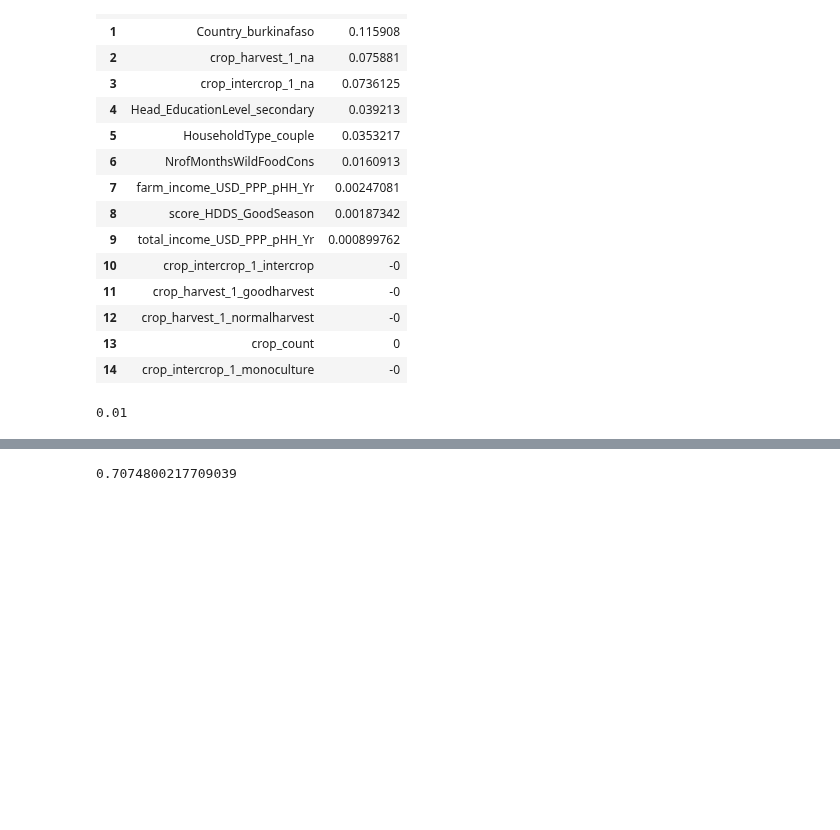
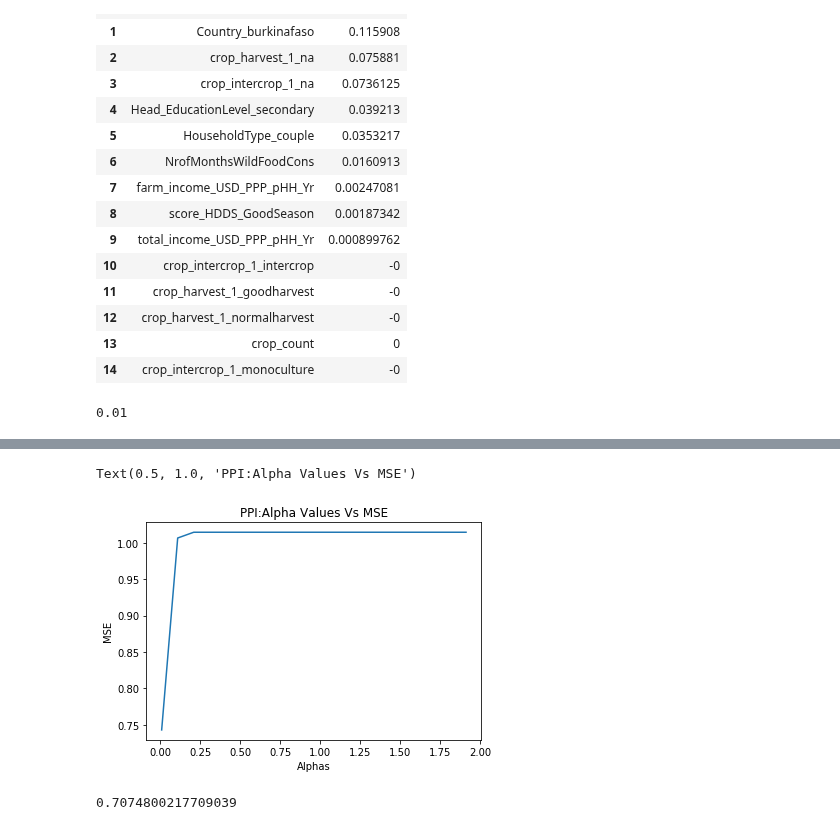
Before and after one commit to laporpe/STA_208, a Jupyter notebook: finalized_code/Lasso_Reg.ipynb, the cells around one changed output, grey strips where cells are left out. Saved outputs shown, nothing was run; the diff lists cells and outputs as text; code cells hidden in the pictures; blank space fills up the shorter version.

```diff
--- a/finalized_code/Lasso_Reg.ipynb
+++ b/finalized_code/Lasso_Reg.ipynb
@@ -136,7 +146,7 @@ feature_imp_mark.iloc[0:15,:]
 | 14 | crop_intercrop_1_monoculture | -0 |
 # %%
 clean = pd.read_csv("../data/clean.csv")
-clean  = clean.drop(["Country", 'Livestock_Orientation'], axis =1)
+clean  = clean.drop(["Country"], axis =1)
 clean.YEAR = clean.YEAR.astype('category')
 ppi_data = fun.delete_id_columns(clean) #1
 ppi_data, pred_ppi = fun.drop_response_rows_with_NAs(ppi_data, "PPI_Likelihood", "Market_Orientation") #2
@@ -150,7 +160,7 @@ ppi_data = standarize_data(ppi_data)
 X, y = get_dummyXs_y(ppi_data, "PPI_Likelihood")
 X_tr, X_te, y_tr, y_te = model_selection.train_test_split(X,y, test_size = 0.3, random_state = 2021)
 
-lasso_cv_ppi=linear_model.LassoCV(alphas=np.arange(0.01,2,0.001))
+lasso_cv_ppi=linear_model.LassoCV(alphas=np.arange(0.01,2,0.1))
 model_cv=lasso_cv_ppi.fit(X_tr,y_tr)
 model_cv.alpha_
 # %% [output]
@@ -158,3 +191,14 @@ model_cv.alpha_
+# %%
+import matplotlib.pyplot as plt
+alpha_set=model_cv.alphas_.T
+np.mean(model_cv.mse_path_, axis=1)
+plt.plot(alpha_set,np.mean(model_cv.mse_path_, axis=1))
+plt.xlabel("Alphas")
+plt.ylabel("MSE")
+plt.title("PPI:Alpha Values Vs MSE")
+# %% [output]
+Text(0.5, 1.0, 'PPI:Alpha Values Vs MSE')
+[figure, added]
 # %%
 best_lassop = linear_model.Lasso(alpha = model_cv.alpha_)
 best_lassop.fit(X_tr,y_tr)
```
Also changed, not shown: parts of 6 cells of this notebook.
